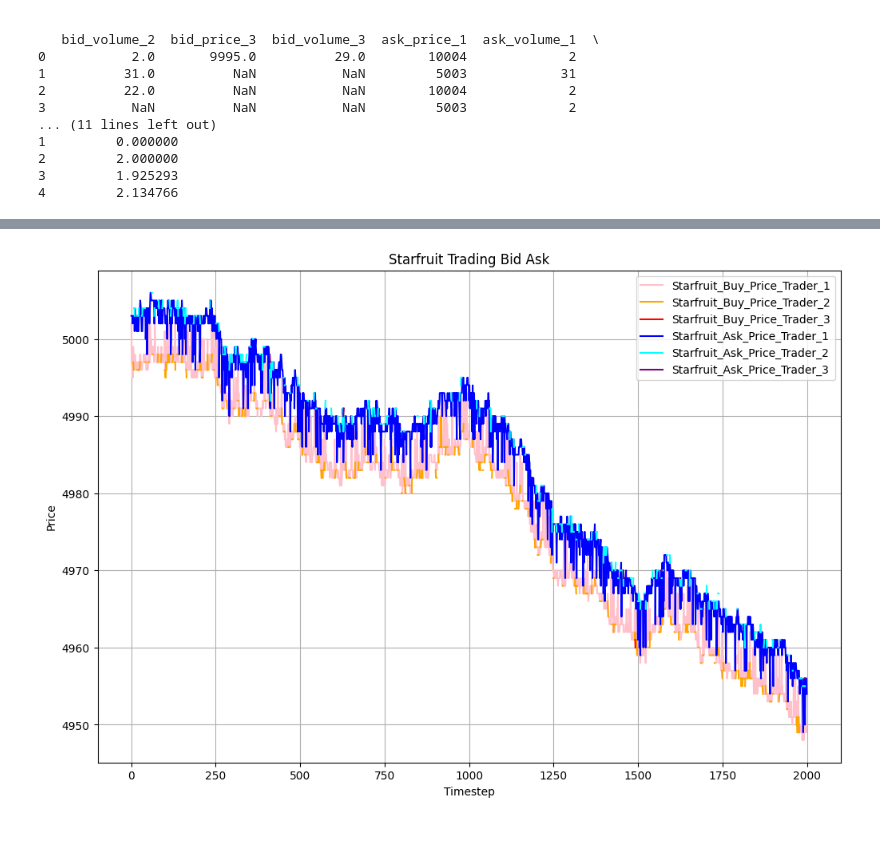
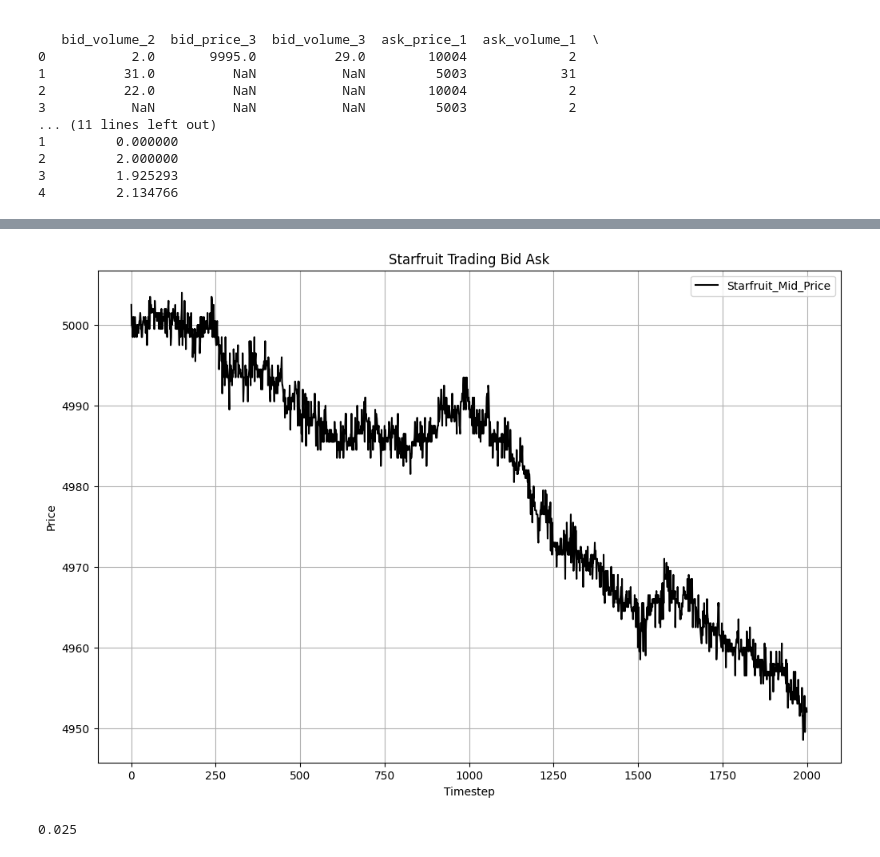
Before and after one commit to timkimneu/IMCProsperityTradingAlgorithm, a Jupyter notebook: tutorial/eda.ipynb, the cells around one changed output, grey strips where cells are left out. Saved outputs shown, nothing was run; the diff lists cells and outputs as text; code cells hidden in the pictures.

```diff
--- a/tutorial/eda.ipynb
+++ b/tutorial/eda.ipynb
@@ -56,42 +56,44 @@ plt.show()
 starfuit_data_plotting = starfuit_data
 
 plt.figure(figsize=(12, 8))
-plt.plot(starfuit_data_plotting.index / 2, starfuit_data_plotting['bid_price_1'], label="Starfruit_Buy_Price_Trader_1", color="pink")
-plt.plot(starfuit_data_plotting.index / 2, starfuit_data_plotting['bid_price_2'], label="Starfruit_Buy_Price_Trader_2", color="orange")
-plt.plot(starfuit_data_plotting.index / 2, starfuit_data_plotting['bid_price_3'], label="Starfruit_Buy_Price_Trader_3", color="red")
+#plt.plot(starfuit_data_plotting.index / 2, starfuit_data_plotting['bid_price_1'], label="Starfruit_Buy_Price_Trader_1", color="pink")
+#plt.plot(starfuit_data_plotting.index / 2, starfuit_data_plotting['bid_price_2'], label="Starfruit_Buy_Price_Trader_2", color="orange")
+#plt.plot(starfuit_data_plotting.index / 2, starfuit_data_plotting['bid_price_3'], label="Starfruit_Buy_Price_Trader_3", color="red")
 
-plt.plot(starfuit_data_plotting.index / 2, starfuit_data_plotting['ask_price_1'], label="Starfruit_Ask_Price_Trader_1", color="blue")
-plt.plot(starfuit_data_plotting.index / 2, starfuit_data_plotting['ask_price_2'], label="Starfruit_Ask_Price_Trader_2", color="cyan")
-plt.plot(starfuit_data_plotting.index / 2, starfuit_data_plotting['ask_price_3'], label="Starfruit_Ask_Price_Trader_3", color="purple")
+plt.plot(starfuit_data_plotting.index / 2, starfuit_data_plotting['mid_price'], label="Starfruit_Mid_Price", color="black")
+
+#plt.plot(starfuit_data_plotting.index / 2, starfuit_data_plotting['ask_price_1'], label="Starfruit_Ask_Price_Trader_1", color="blue")
+#plt.plot(starfuit_data_plotting.index / 2, starfuit_data_plotting['ask_price_2'], label="Starfruit_Ask_Price_Trader_2", color="cyan")
+#plt.plot(starfuit_data_plotting.index / 2, starfuit_data_plotting['ask_price_3'], label="Starfruit_Ask_Price_Trader_3", color="purple")
 
 # Loop through each combination of bid and ask prices for different traders.
 for bid_trader in range(1, 4):
     for ask_trader in range(1, 4):
         # Ignore the cases where bid_trader is the same as ask_trader
         if bid_trader != ask_trader:
             # Identify trade signals: where bid price of one trader is higher than the ask price of another.
             trade_signals = starfuit_data_plotting[
                 starfuit_data_plotting[f'bid_price_{bid_trader}'] >= starfuit_data_plotting[f'ask_price_{ask_trader}']
             ]
 
             # If there are trade signals, plot them.
             if not trade_signals.empty:
                 print(True)
                 # Plot buy signals where the bid is higher.
                 plt.scatter(trade_signals.index / 2, trade_signals[f'bid_price_{bid_trader}'],
                             label=f"Trade Signal: Trader {bid_trader} Buy, Trader {ask_trader} Sell",
                             alpha=0.7, edgecolors='w', s=50)
 
 plt.ticklabel_format(useOffset=False, style='plain')
 
 plt.xlabel('Timestep')
 plt.ylabel('Price')
 plt.title('Starfruit Trading Bid Ask')
 plt.legend()
 plt.grid(True)
 plt.show()
 # %% [output]
-[figure, old version]
+[figure, new version]
 # %%
 class Trader:
     """
@@ -105,3 +107,7 @@ class Trader:
         self.ask_volume = ask_volume
 # %%
 trader_1 = Trader(amethyst_data["bid_price_1"], amethyst_data["bid_volume_1"],amethyst_data["ask_price_1"], amethyst_data["ask_volume_1"])
+# %%
+50/2000
+# %% [output]
+0.025
```
Also changed, not shown: parts of 1 cell of this notebook, 4 other files.
